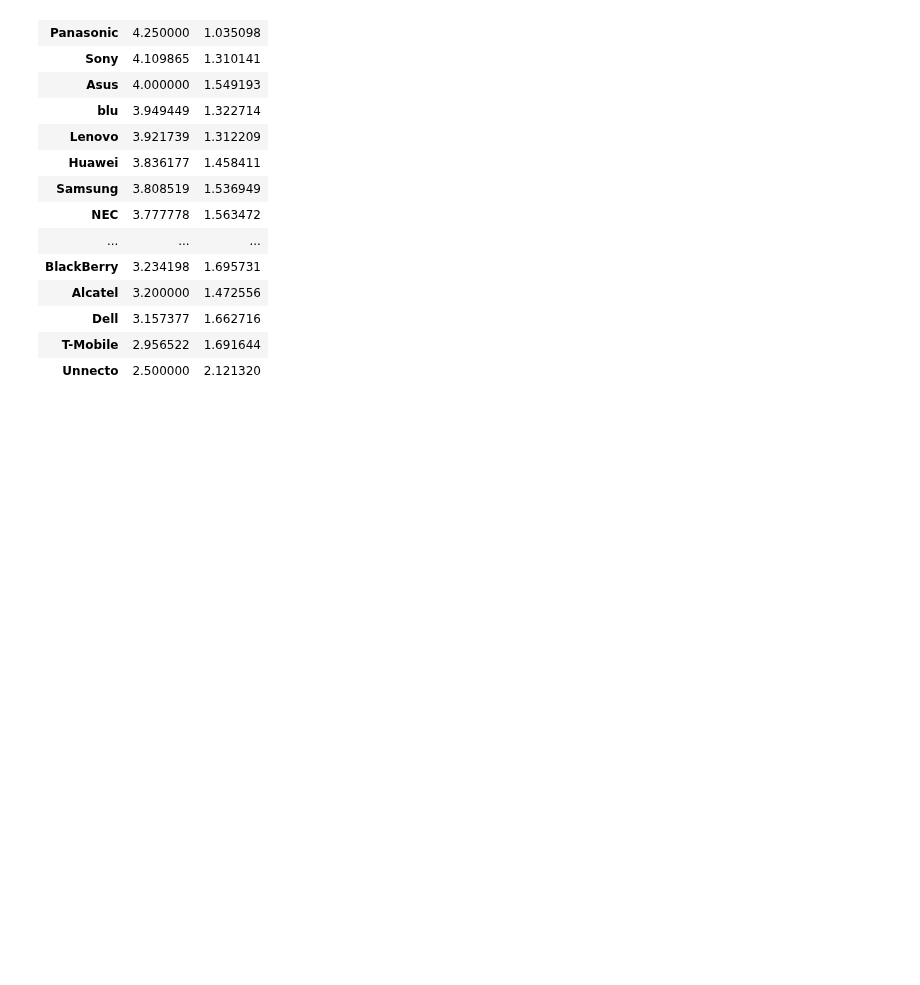
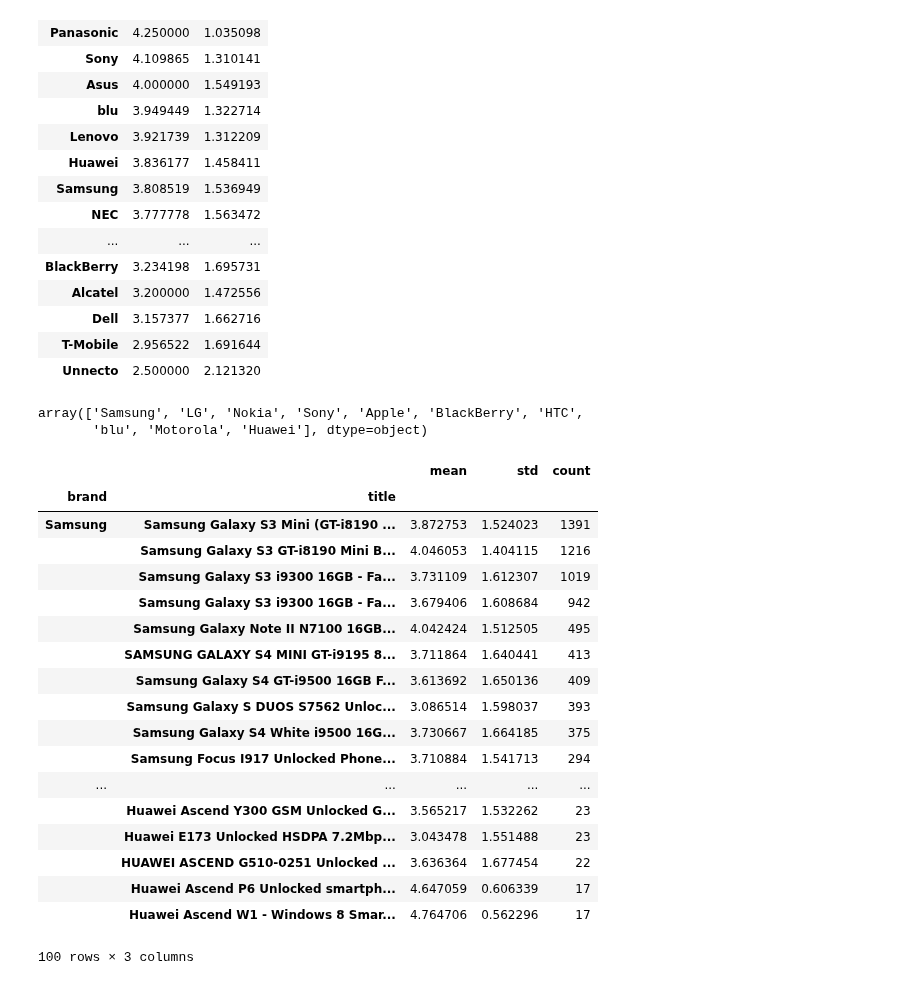
Before and after one commit to MsSquirrel/ADA---MAK, a Jupyter notebook: Project/alex_project.ipynb, the cells around one changed output. Saved outputs shown, nothing was run; the diff lists cells and outputs as text; code cells hidden in the pictures; blank space fills up the shorter version.

```diff
--- a/Project/alex_project.ipynb
+++ b/Project/alex_project.ipynb
@@ -336,3 +336,10 @@ brand_ratings_df.sort_values('mean', ascending=False)
 | Dell | 3.157377 | 1.662716 |
 | T-Mobile | 2.956522 | 1.691644 |
 | Unnecto | 2.500000 | 2.121320 |
+# %%
+# TOP 15 Products by brands
+brands = np.array(phone_counts.head(10).index)
+brands
+# %% [output]
+array(['Samsung', 'LG', 'Nokia', 'Sony', 'Apple', 'BlackBerry', 'HTC',
+       'blu', 'Motorola', 'Huawei'], dtype=object)
@@ -338,0 +350,29 @@ brand_ratings_df.sort_values('mean', ascending=False)
+# %%
+#TOP 10 reviewed phones
+top_reviewed_brands_list = []
+for brand in brands:
+    top10_reviewed = top_products_df.iloc[top_products_df.index.get_level_values('brand') == brand]
+    top_reviewed_brands_list.append(top10_reviewed.sort_values(['count'], ascending=False).head(10))
+
+top_reviewed_brands = pd.concat(top_reviewed_brands_list)
+top_reviewed_brands
+# %% [output]
+|  |  | mean | std | count |
+| brand | title |  |  |  |
+| Samsung | Samsung Galaxy S3 Mini (GT-i8190 ... | 3.872753 | 1.524023 | 1391 |
+|  | Samsung Galaxy S3 GT-i8190 Mini B... | 4.046053 | 1.404115 | 1216 |
+|  | Samsung Galaxy S3 i9300 16GB - Fa... | 3.731109 | 1.612307 | 1019 |
+|  | Samsung Galaxy S3 i9300 16GB - Fa... | 3.679406 | 1.608684 | 942 |
+|  | Samsung Galaxy Note II N7100 16GB... | 4.042424 | 1.512505 | 495 |
+|  | SAMSUNG GALAXY S4 MINI GT-i9195 8... | 3.711864 | 1.640441 | 413 |
+|  | Samsung Galaxy S4 GT-i9500 16GB F... | 3.613692 | 1.650136 | 409 |
+|  | Samsung Galaxy S DUOS S7562 Unloc... | 3.086514 | 1.598037 | 393 |
+|  | Samsung Galaxy S4 White i9500 16G... | 3.730667 | 1.664185 | 375 |
+|  | Samsung Focus I917 Unlocked Phone... | 3.710884 | 1.541713 | 294 |
+| ... | ... | ... | ... | ... |
+|  | Huawei Ascend Y300 GSM Unlocked G... | 3.565217 | 1.532262 | 23 |
+|  | Huawei E173 Unlocked HSDPA 7.2Mbp... | 3.043478 | 1.551488 | 23 |
+|  | HUAWEI ASCEND G510-0251 Unlocked ... | 3.636364 | 1.677454 | 22 |
+|  | Huawei Ascend P6 Unlocked smartph... | 4.647059 | 0.606339 | 17 |
+|  | Huawei Ascend W1 - Windows 8 Smar... | 4.764706 | 0.562296 | 17 |
+100 rows × 3 columns
```
Also changed, not shown: parts of 8 cells of this notebook.
